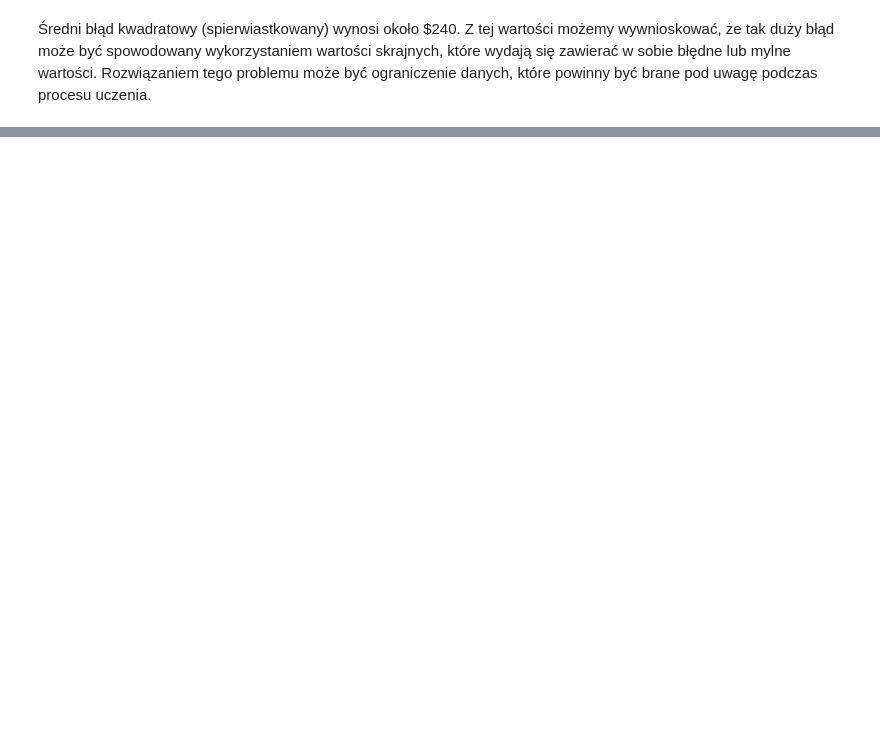
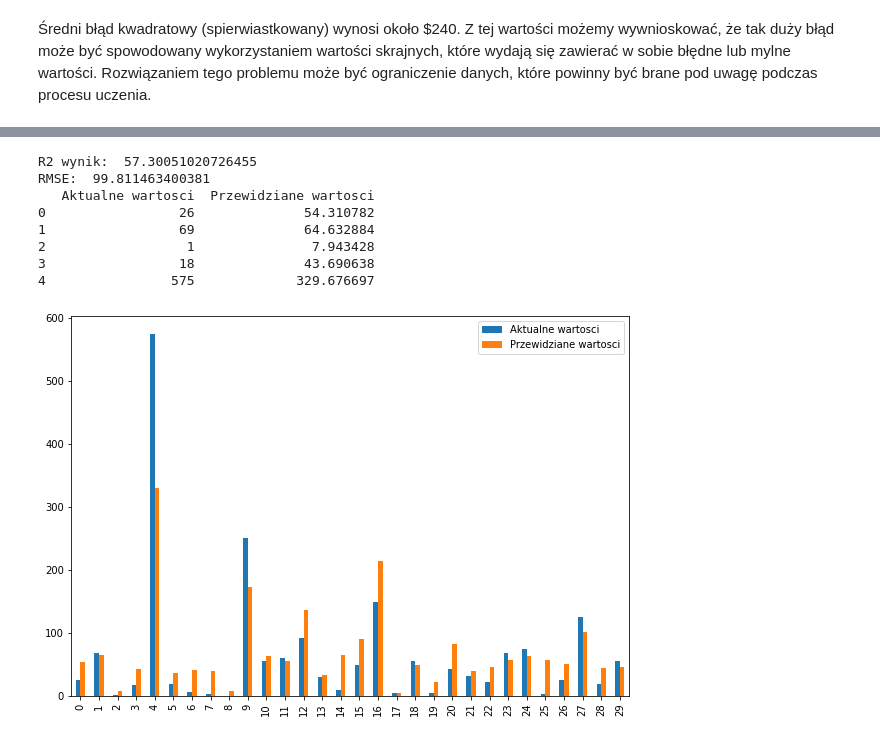
Before and after one commit to veern/Analiza-danych-airbnb, a Jupyter notebook: Analiza-Airbnb.ipynb, the cells around one changed output, grey strips where cells are left out. Saved outputs shown, nothing was run; the diff lists cells and outputs as text; code cells hidden in the pictures; blank space fills up the shorter version.

```diff
--- a/Analiza-Airbnb.ipynb
+++ b/Analiza-Airbnb.ipynb
@@ -1476,0 +1569,30 @@ print(f"Średni błąd kwadratowy (spierwiastkowane): ${sum(acc)/len(acc):.2f}")
+# %%
+# RandomForestRegressor
+
+model=RandomForestRegressor(n_estimators=200, max_depth = 50, min_samples_split = 5,min_samples_leaf =4)
+model.fit(X_train,y_train)
+y_pred=model.predict(X_test)
+
+
+r2_3 = r2_score(y_test,y_pred)*100
+rmse_3 = np.sqrt(mean_squared_error(y_test,y_pred))
+
+print("R2 wynik: ",r2_3)
+print("RMSE: ",rmse_3)
+
+error_diff = pd.DataFrame({'Aktualne wartosci': np.array(y_test).flatten(), 'Przewidziane wartosci': y_pred.flatten()})
+print(error_diff.head(5))
+
+err = error_diff.head(30)
+err.plot(kind='bar',figsize=(10,7))
+plt.show()
+# %% [output]
+R2 wynik:  57.30051020726455
+RMSE:  99.811463400381
+   Aktualne wartosci  Przewidziane wartosci
+0                 26              54.310782
+1                 69              64.632884
+2                  1               7.943428
+3                 18              43.690638
+4                575             329.676697
+[figure, added]
```
Also changed, not shown: parts of 24 cells of this notebook.
